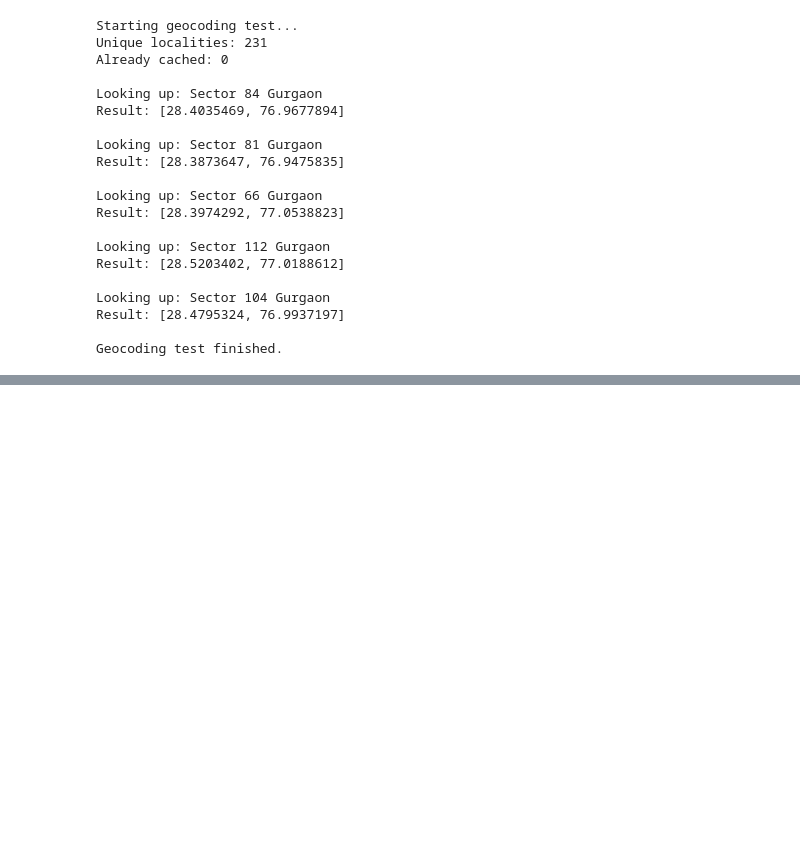
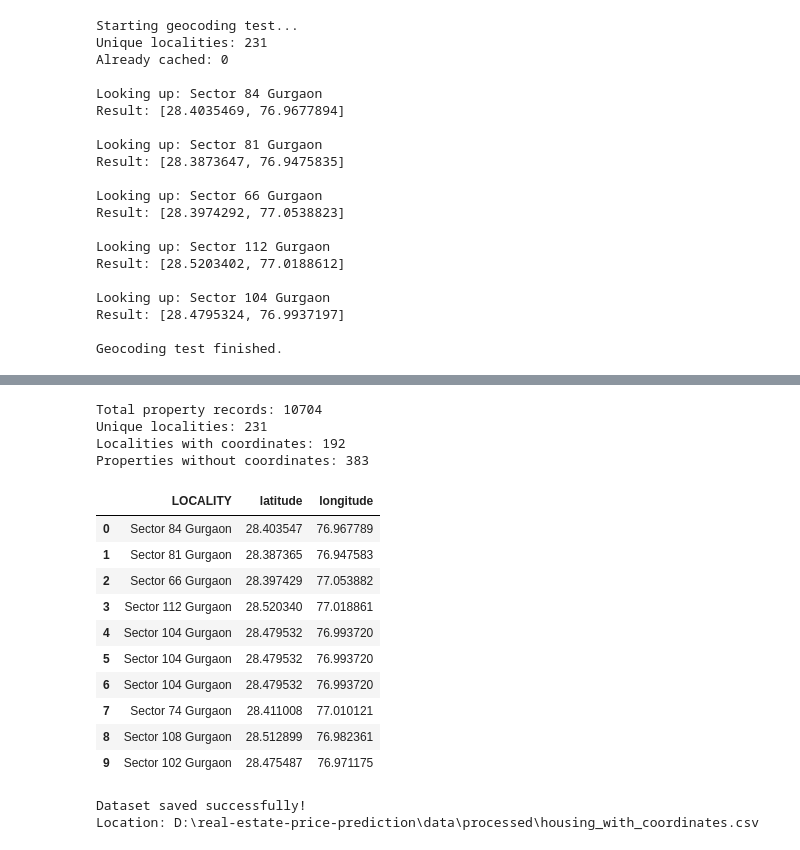
Before and after one commit to AjayPookodan/real-estate-price-prediction, a Jupyter notebook: notebooks/01_data_collection.ipynb, the cells around one changed output, grey strips where cells are left out. Saved outputs shown, nothing was run; the diff lists cells and outputs as text; code cells hidden in the pictures; blank space fills up the shorter version.

```diff
--- a/notebooks/01_data_collection.ipynb
+++ b/notebooks/01_data_collection.ipynb
@@ -1421,0 +1440,67 @@ print("Unsuccessful lookups:", sum(v is None for v in cache.values()))
+# %%
+# Convert successful cached coordinates into a DataFrame
+
+coords = pd.DataFrame(
+    [
+        (locality, values[0], values[1])
+        for locality, values in cache.items()
+        if values is not None
+    ],
+    columns=["LOCALITY", "latitude", "longitude"]
+)
+
+# Ensure one row per locality
+coords = coords.drop_duplicates(subset=["LOCALITY"])
+
+# Remove previously merged coordinate columns if present
+df = df.drop(
+    columns=["latitude", "longitude"],
+    errors="ignore"
+)
+
+# Merge coordinates with the original property records
+df = df.merge(
+    coords,
+    on="LOCALITY",
+    how="left",
+    validate="many_to_one"
+)
+
+print("Total property records:", len(df))
+print("Unique localities:", df["LOCALITY"].nunique())
+print("Localities with coordinates:", coords["LOCALITY"].nunique())
+print("Properties without coordinates:", df["latitude"].isna().sum())
+
+display(df[["LOCALITY", "latitude", "longitude"]].head(10))
+# %% [output]
+Total property records: 10704
+Unique localities: 231
+Localities with coordinates: 192
+Properties without coordinates: 383
+|  | LOCALITY | latitude | longitude |
+| 0 | Sector 84 Gurgaon | 28.403547 | 76.967789 |
+| 1 | Sector 81 Gurgaon | 28.387365 | 76.947583 |
+| 2 | Sector 66 Gurgaon | 28.397429 | 77.053882 |
+| 3 | Sector 112 Gurgaon | 28.520340 | 77.018861 |
+| 4 | Sector 104 Gurgaon | 28.479532 | 76.993720 |
+| 5 | Sector 104 Gurgaon | 28.479532 | 76.993720 |
+| 6 | Sector 104 Gurgaon | 28.479532 | 76.993720 |
+| 7 | Sector 74 Gurgaon | 28.411008 | 77.010121 |
+| 8 | Sector 108 Gurgaon | 28.512899 | 76.982361 |
+| 9 | Sector 102 Gurgaon | 28.475487 | 76.971175 |
+# %%
+from pathlib import Path
+
+project_root = Path("..")
+processed_dir = project_root / "data" / "processed"
+processed_dir.mkdir(parents=True, exist_ok=True)
+
+output_path = processed_dir / "housing_with_coordinates.csv"
+
+df.to_csv(output_path, index=False)
+
+print("Dataset saved successfully!")
+print("Location:", output_path.resolve())
+# %% [output]
+Dataset saved successfully!
+Location: D:\real-estate-price-prediction\data\processed\housing_with_coordinates.csv
```
Also changed, not shown: parts of 5 cells of this notebook, 4 other files.
